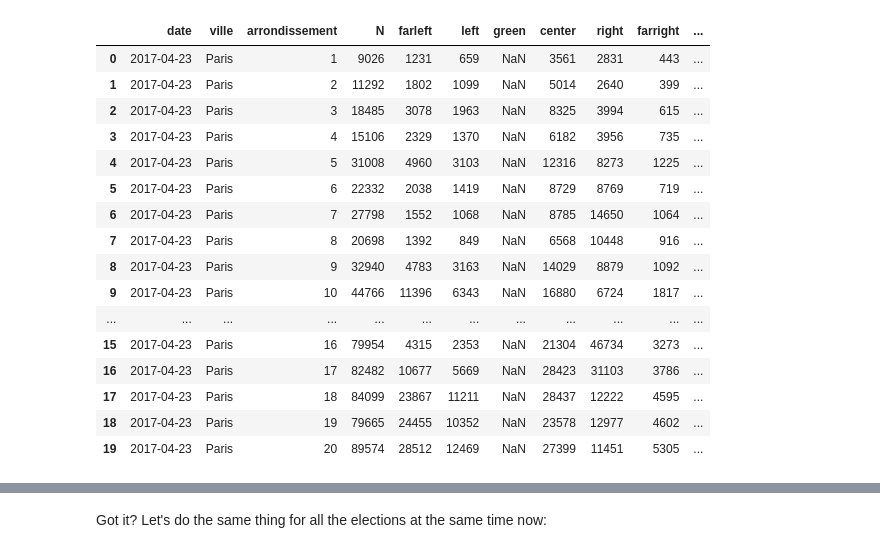
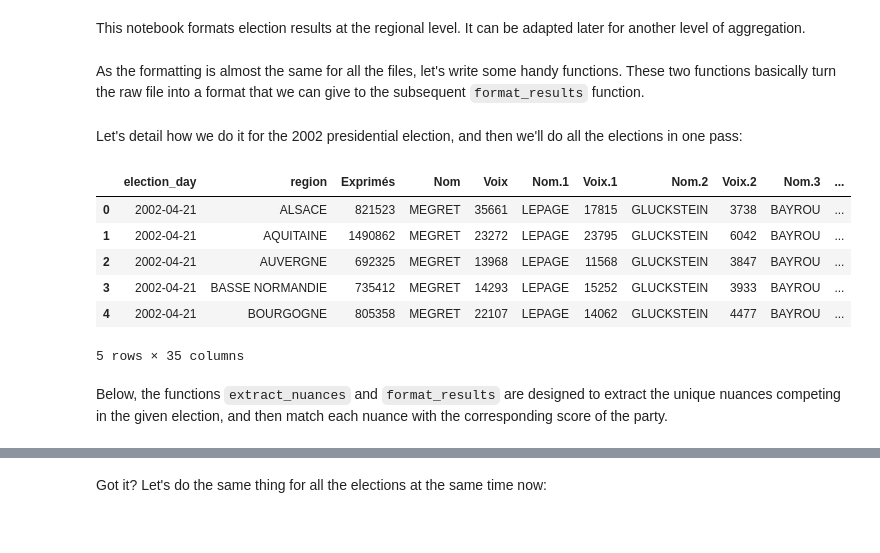
Before and after one commit to pollsposition/data, a Jupyter notebook: format_generic_results.ipynb, the cells around one changed output, grey strips where cells are left out. Cells and saved outputs as stored; diff of their text form; code cells hidden in the pictures.

```diff
--- a/format_generic_results.ipynb
+++ b/format_generic_results.ipynb
@@ -540,24 +1,2 @@ p.head()
-# %%
-nuances_set = extract_nuances(p.filter(like=ELECTIONS["presid2017"]["denom"]))
-p = format_results(p, nuances_set)
-p = attribute_parties(p, nuances_set)
-p["type"] = ELECTIONS["presid2017"]["type"]
-p
-# %% [output]
-|  | date | ville | arrondissement | N | farleft | left | green | center | right | farright | ... |
-| 0 | 2017-04-23 | Paris | 1 | 9026 | 1231 | 659 | NaN | 3561 | 2831 | 443 | ... |
-| 1 | 2017-04-23 | Paris | 2 | 11292 | 1802 | 1099 | NaN | 5014 | 2640 | 399 | ... |
-| 2 | 2017-04-23 | Paris | 3 | 18485 | 3078 | 1963 | NaN | 8325 | 3994 | 615 | ... |
-| 3 | 2017-04-23 | Paris | 4 | 15106 | 2329 | 1370 | NaN | 6182 | 3956 | 735 | ... |
-| 4 | 2017-04-23 | Paris | 5 | 31008 | 4960 | 3103 | NaN | 12316 | 8273 | 1225 | ... |
-| 5 | 2017-04-23 | Paris | 6 | 22332 | 2038 | 1419 | NaN | 8729 | 8769 | 719 | ... |
-| 6 | 2017-04-23 | Paris | 7 | 27798 | 1552 | 1068 | NaN | 8785 | 14650 | 1064 | ... |
-| 7 | 2017-04-23 | Paris | 8 | 20698 | 1392 | 849 | NaN | 6568 | 10448 | 916 | ... |
-| 8 | 2017-04-23 | Paris | 9 | 32940 | 4783 | 3163 | NaN | 14029 | 8879 | 1092 | ... |
-| 9 | 2017-04-23 | Paris | 10 | 44766 | 11396 | 6343 | NaN | 16880 | 6724 | 1817 | ... |
-| ... | ... | ... | ... | ... | ... | ... | ... | ... | ... | ... | ... |
-| 15 | 2017-04-23 | Paris | 16 | 79954 | 4315 | 2353 | NaN | 21304 | 46734 | 3273 | ... |
-| 16 | 2017-04-23 | Paris | 17 | 82482 | 10677 | 5669 | NaN | 28423 | 31103 | 3786 | ... |
-| 17 | 2017-04-23 | Paris | 18 | 84099 | 23867 | 11211 | NaN | 28437 | 12222 | 4595 | ... |
-| 18 | 2017-04-23 | Paris | 19 | 79665 | 24455 | 10352 | NaN | 23578 | 12977 | 4602 | ... |
-| 19 | 2017-04-23 | Paris | 20 | 89574 | 28512 | 12469 | NaN | 27399 | 11451 | 5305 | ... |
+# %% [markdown]
+This notebook formats election results at the regional level. It can be adapted later for another level of aggregation.
@@ -563,0 +222,54 @@ p
+# %% [markdown]
+As the formatting is almost the same for all the files, let's write some handy functions. These two functions basically turn the raw file into a format that we can give to the subsequent `format_results` function.
+# %%
+def load_and_clean(election: Dict[str, Dict[str, str]], header=0) -> pd.DataFrame:
+    """
+    Load file for given election, select only Paris, add election date and label districts (aka arrondissements).
+    """
+    df = pd.read_excel(
+        f"raw_election_results_1st_round/{election['file']}",
+        header=header,
+        sheet_name=election["sheet"],
+    )
+    df["election_day"] = pd.to_datetime(election["date"])
+
+    return (
+        df.rename(
+            columns={
+                "Code de la région": "region_code",
+                "Libellé de la région": "region",
+            }
+        )
+        .sort_values("region")
+        .reset_index(drop=True)
+    )
+
+
+def select_columns(df: pd.DataFrame, party_col: str) -> pd.DataFrame:
+    """
+    party_col: value of the 'denom' key in the dict of elections.
+    """
+    subset = ["election_day", "region", "Exprimés"]
+    for nuance, score in zip(
+        df.filter(like=party_col).columns, df.columns[df.columns.str.startswith("Voix")]
+    ):
+        subset.append(nuance)
+        subset.append(score)
+
+    return df[subset]
+# %% [markdown]
+Let's detail how we do it for the 2002 presidential election, and then we'll do all the elections in one pass:
+# %%
+d = load_and_clean(ELECTIONS["presid2002"])
+d = select_columns(d, ELECTIONS["presid2002"]["denom"])
+d.head()
+# %% [output]
+|  | election_day | region | Exprimés | Nom | Voix | Nom.1 | Voix.1 | Nom.2 | Voix.2 | Nom.3 | ... |
+| 0 | 2002-04-21 | ALSACE | 821523 | MEGRET | 35661 | LEPAGE | 17815 | GLUCKSTEIN | 3738 | BAYROU | ... |
+| 1 | 2002-04-21 | AQUITAINE | 1490862 | MEGRET | 23272 | LEPAGE | 23795 | GLUCKSTEIN | 6042 | BAYROU | ... |
+| 2 | 2002-04-21 | AUVERGNE | 692325 | MEGRET | 13968 | LEPAGE | 11568 | GLUCKSTEIN | 3847 | BAYROU | ... |
+| 3 | 2002-04-21 | BASSE NORMANDIE | 735412 | MEGRET | 14293 | LEPAGE | 15252 | GLUCKSTEIN | 3933 | BAYROU | ... |
+| 4 | 2002-04-21 | BOURGOGNE | 805358 | MEGRET | 22107 | LEPAGE | 14062 | GLUCKSTEIN | 4477 | BAYROU | ... |
+5 rows × 35 columns
+# %% [markdown]
+Below, the functions `extract_nuances` and `format_results` are designed to extract the unique nuances competing in the given election, and then match each nuance with the corresponding score of the party.
```
Also changed, not shown: parts of 36 cells of this notebook, 7 other files.
